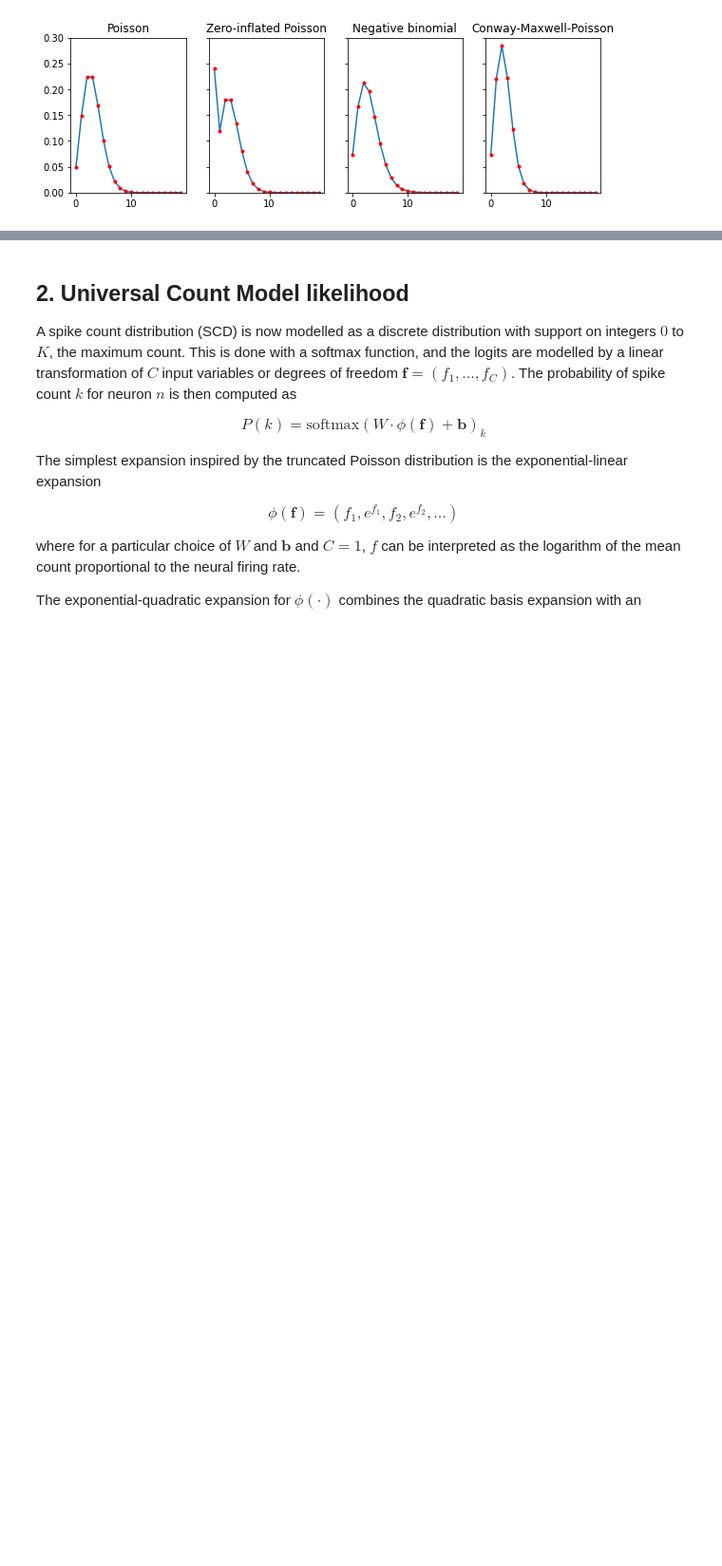
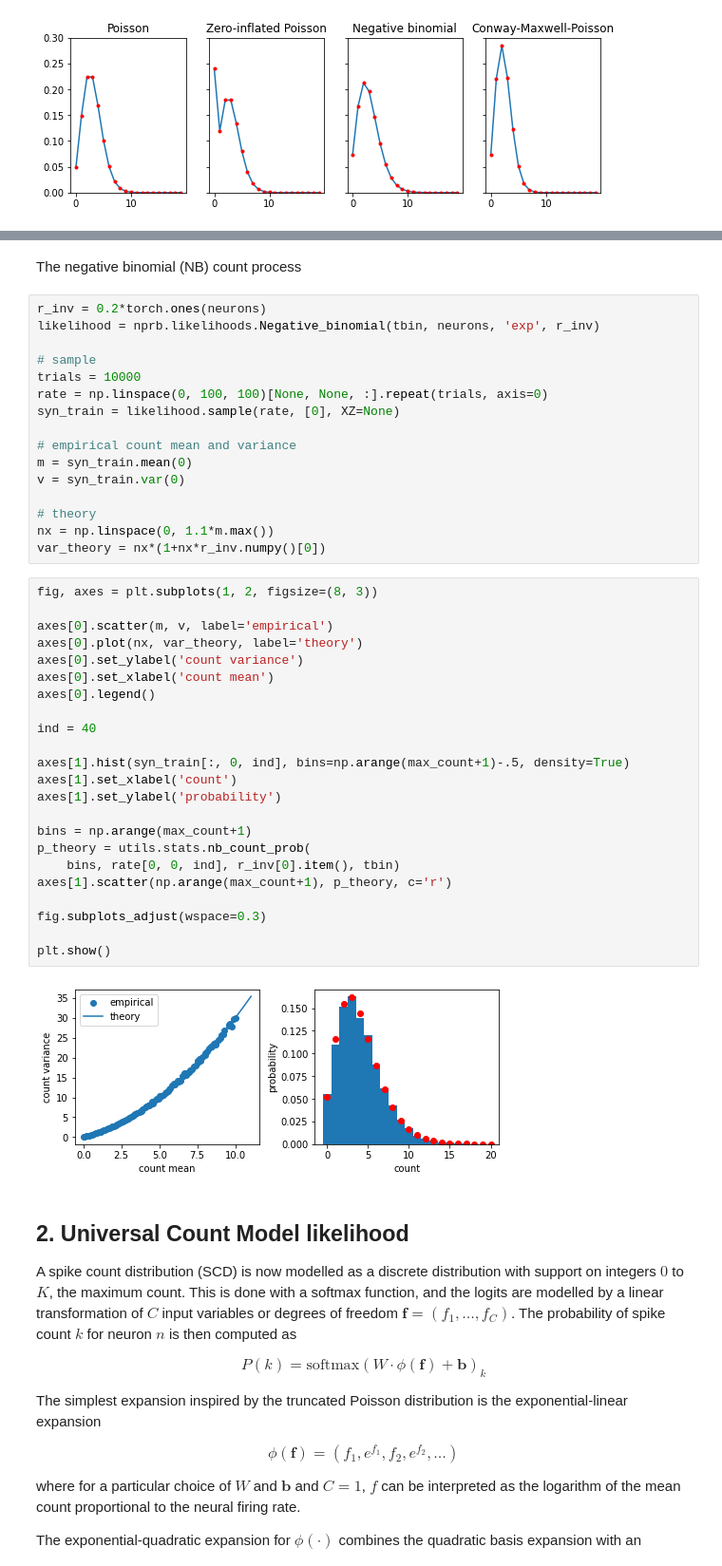
Before and after one commit to davindicode/universal-count-model, a Jupyter notebook: examples/spike_count_distributions.ipynb, the cells around one changed output, grey strips where cells are left out. Shown at 95% size. Saved outputs shown, nothing was run; the diff lists cells and outputs as text; blank space fills up the shorter version.

```diff
--- a/examples/spike_count_distributions.ipynb
+++ b/examples/spike_count_distributions.ipynb
@@ -135,3 +146,46 @@ plt.show()
+# %% [markdown]
+The negative binomial (NB) count process
+# %%
+r_inv = 0.2*torch.ones(neurons)
+likelihood = nprb.likelihoods.Negative_binomial(tbin, neurons, 'exp', r_inv)
+
+# sample
+trials = 10000
+rate = np.linspace(0, 100, 100)[None, None, :].repeat(trials, axis=0)
+syn_train = likelihood.sample(rate, [0], XZ=None)
+
+# empirical count mean and variance
+m = syn_train.mean(0)
+v = syn_train.var(0)
+
+# theory
+nx = np.linspace(0, 1.1*m.max())
+var_theory = nx*(1+nx*r_inv.numpy()[0])
+# %%
+fig, axes = plt.subplots(1, 2, figsize=(8, 3))
+
+axes[0].scatter(m, v, label='empirical')
+axes[0].plot(nx, var_theory, label='theory')
+axes[0].set_ylabel('count variance')
+axes[0].set_xlabel('count mean')
+axes[0].legend()
+
+ind = 40
+
+axes[1].hist(syn_train[:, 0, ind], bins=np.arange(max_count+1)-.5, density=True)
+axes[1].set_xlabel('count')
+axes[1].set_ylabel('probability')
+
+bins = np.arange(max_count+1)
+p_theory = utils.stats.nb_count_prob(
+    bins, rate[0, 0, ind], r_inv[0].item(), tbin)
+axes[1].scatter(np.arange(max_count+1), p_theory, c='r')
+
+fig.subplots_adjust(wspace=0.3)
+
+plt.show()
+# %% [output]
+[figure, added]
 # %% [markdown]
 <a id="UCM"></a>
 ## 2. Universal Count Model likelihood
```
Also changed, not shown: parts of 8 cells of this notebook, 12 other files.
